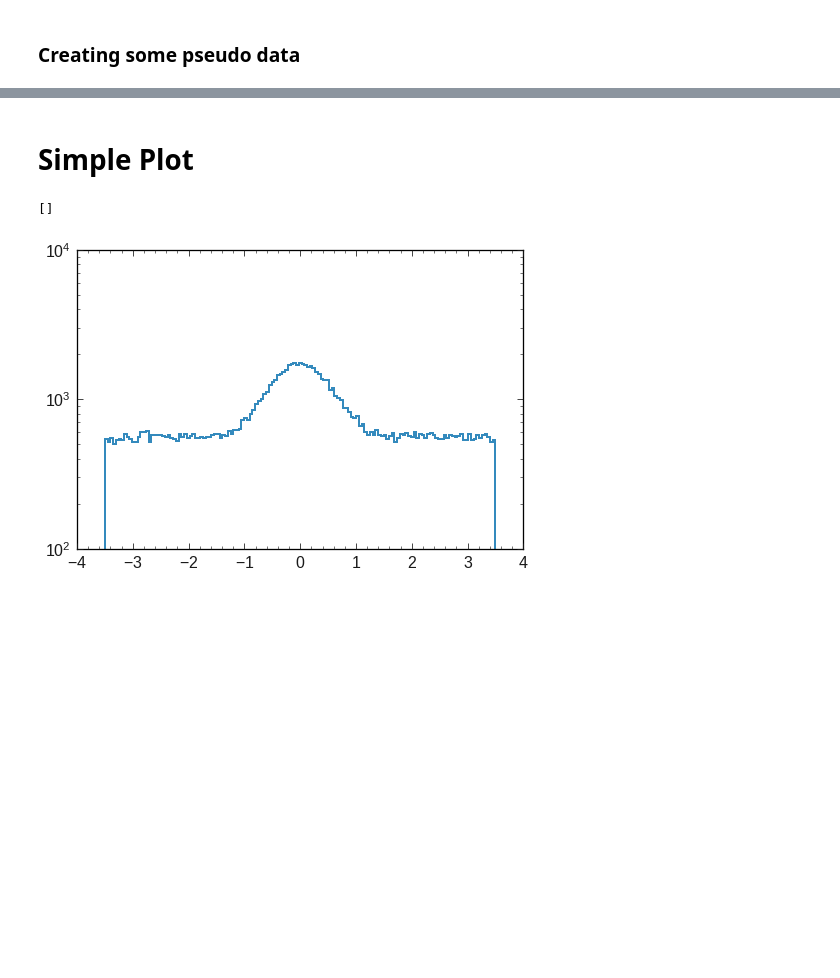
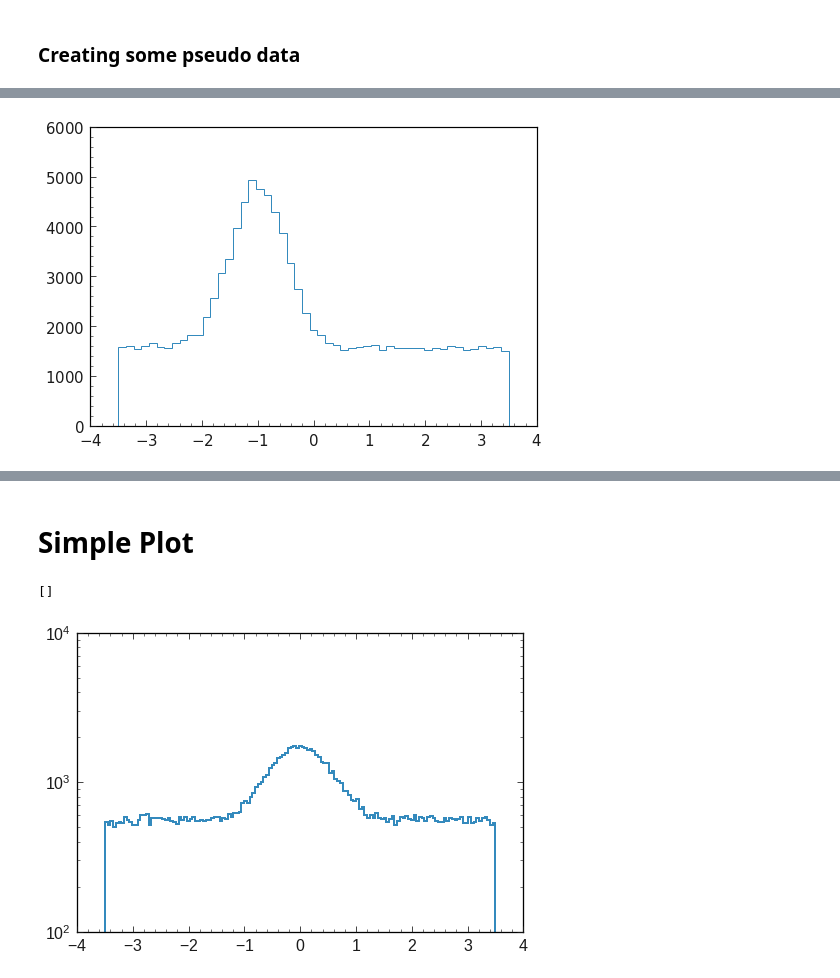
Before and after one commit to simonUU/b2plot, a Jupyter notebook: examples/Introduction.ipynb, the cells around one changed output, grey strips where cells are left out. Saved outputs shown, nothing was run; the diff lists cells and outputs as text; code cells hidden in the pictures; blank space fills up the shorter version.

```diff
--- a/examples/Introduction.ipynb
+++ b/examples/Introduction.ipynb
@@ -65,0 +42,4 @@ df1 = pd.DataFrame(df1)
+# %%
+h = b2plot.hist(df.gauss)
+# %% [output]
+[figure, added]
```
Also changed, not shown: parts of 10 cells of this notebook, 2 other files.
